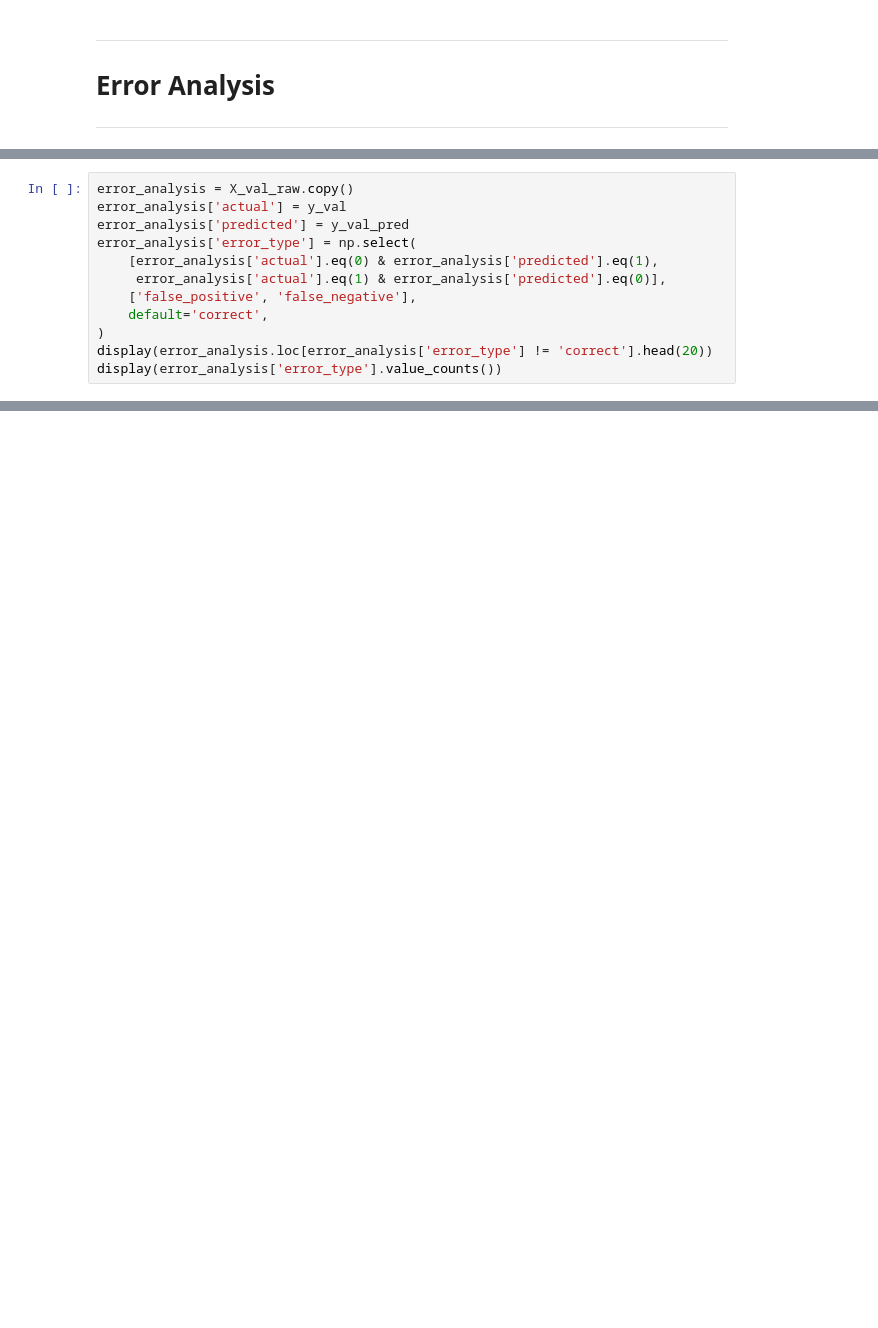
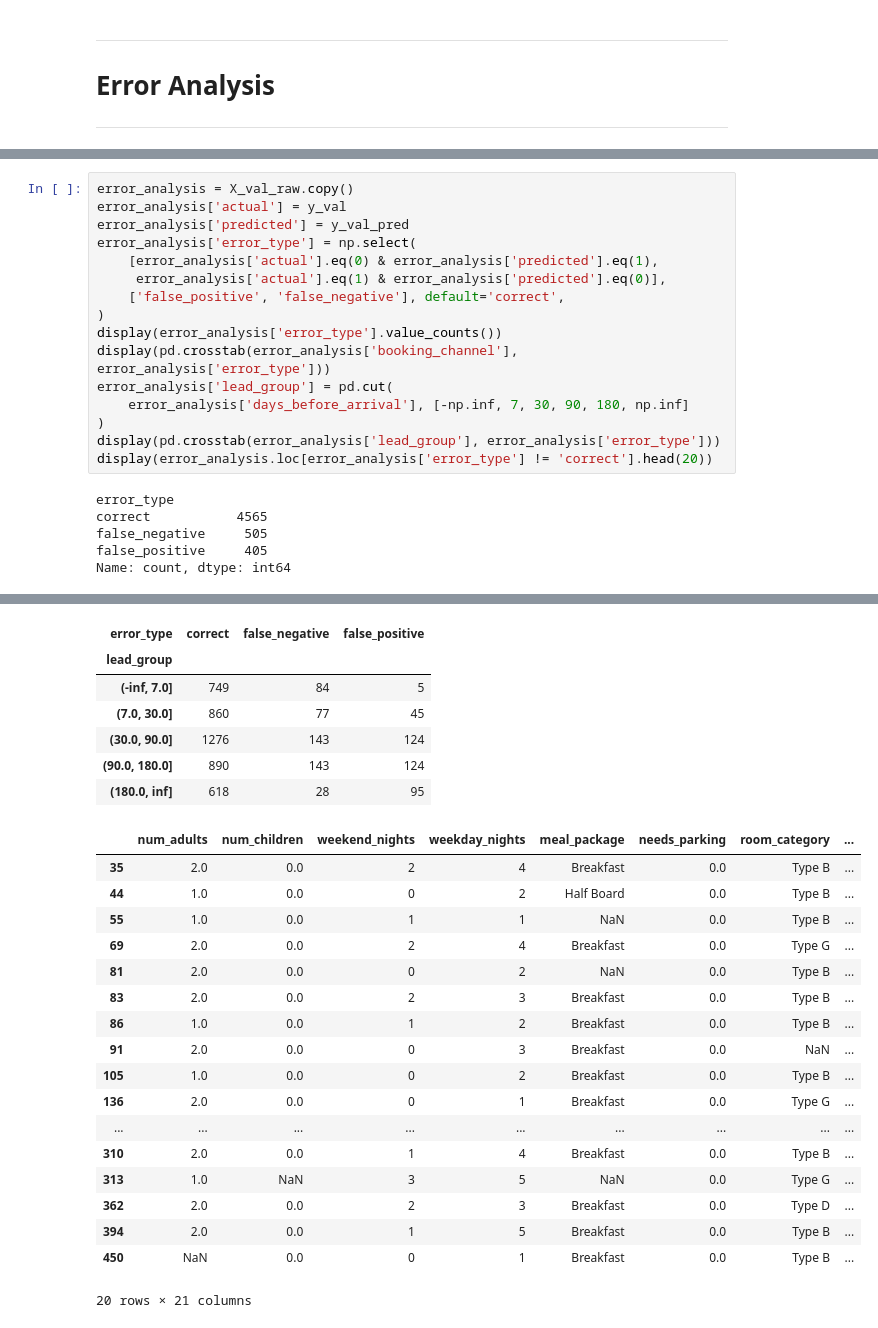
Before and after one commit to parkuskus/IF3170_G03_FiveAgents, a Jupyter notebook: notebooks/Logistic_Regression_Final-Pipeline.ipynb, the cells around one changed output, grey strips where cells are left out. Saved outputs shown, nothing was run; the diff lists cells and outputs as text; blank space fills up the shorter version.

```diff
--- a/notebooks/Logistic_Regression_Final-Pipeline.ipynb
+++ b/notebooks/Logistic_Regression_Final-Pipeline.ipynb
@@ -487,8 +800,18 @@ error_analysis['predicted'] = y_val_pred
 error_analysis['error_type'] = np.select(
     [error_analysis['actual'].eq(0) & error_analysis['predicted'].eq(1),
      error_analysis['actual'].eq(1) & error_analysis['predicted'].eq(0)],
-    ['false_positive', 'false_negative'],
-    default='correct',
+    ['false_positive', 'false_negative'], default='correct',
 )
+display(error_analysis['error_type'].value_counts())
+display(pd.crosstab(error_analysis['booking_channel'], error_analysis['error_type']))
+error_analysis['lead_group'] = pd.cut(
+    error_analysis['days_before_arrival'], [-np.inf, 7, 30, 90, 180, np.inf]
+)
+display(pd.crosstab(error_analysis['lead_group'], error_analysis['error_type']))
 display(error_analysis.loc[error_analysis['error_type'] != 'correct'].head(20))
-display(error_analysis['error_type'].value_counts())
+# %% [output]
+error_type
+correct           4565
+false_negative     505
+false_positive     405
+Name: count, dtype: int64
@@ -495,3 +825,28 @@ display(error_analysis['error_type'].value_counts())
+| error_type | correct | false_negative | false_positive |
+| lead_group |  |  |  |
+| (-inf, 7.0] | 749 | 84 | 5 |
+| (7.0, 30.0] | 860 | 77 | 45 |
+| (30.0, 90.0] | 1276 | 143 | 124 |
+| (90.0, 180.0] | 890 | 143 | 124 |
+| (180.0, inf] | 618 | 28 | 95 |
+|  | num_adults | num_children | weekend_nights | weekday_nights | meal_package | needs_parking | room_category | ... |
+| 35 | 2.0 | 0.0 | 2 | 4 | Breakfast | 0.0 | Type B | ... |
+| 44 | 1.0 | 0.0 | 0 | 2 | Half Board | 0.0 | Type B | ... |
+| 55 | 1.0 | 0.0 | 1 | 1 | NaN | 0.0 | Type B | ... |
+| 69 | 2.0 | 0.0 | 2 | 4 | Breakfast | 0.0 | Type G | ... |
+| 81 | 2.0 | 0.0 | 0 | 2 | NaN | 0.0 | Type B | ... |
+| 83 | 2.0 | 0.0 | 2 | 3 | Breakfast | 0.0 | Type B | ... |
+| 86 | 1.0 | 0.0 | 1 | 2 | Breakfast | 0.0 | Type B | ... |
+| 91 | 2.0 | 0.0 | 0 | 3 | Breakfast | 0.0 | NaN | ... |
+| 105 | 1.0 | 0.0 | 0 | 2 | Breakfast | 0.0 | Type B | ... |
+| 136 | 2.0 | 0.0 | 0 | 1 | Breakfast | 0.0 | Type G | ... |
+| ... | ... | ... | ... | ... | ... | ... | ... | ... |
+| 310 | 2.0 | 0.0 | 1 | 4 | Breakfast | 0.0 | Type B | ... |
+| 313 | 1.0 | NaN | 3 | 5 | NaN | 0.0 | Type G | ... |
+| 362 | 2.0 | 0.0 | 2 | 3 | Breakfast | 0.0 | Type D | ... |
+| 394 | 2.0 | 0.0 | 1 | 5 | Breakfast | 0.0 | Type B | ... |
+| 450 | NaN | 0.0 | 0 | 1 | Breakfast | 0.0 | Type B | ... |
+20 rows × 21 columns
 # %% [markdown]
 ### Insight
 
```
Also changed, not shown: parts of 61 cells of this notebook.
